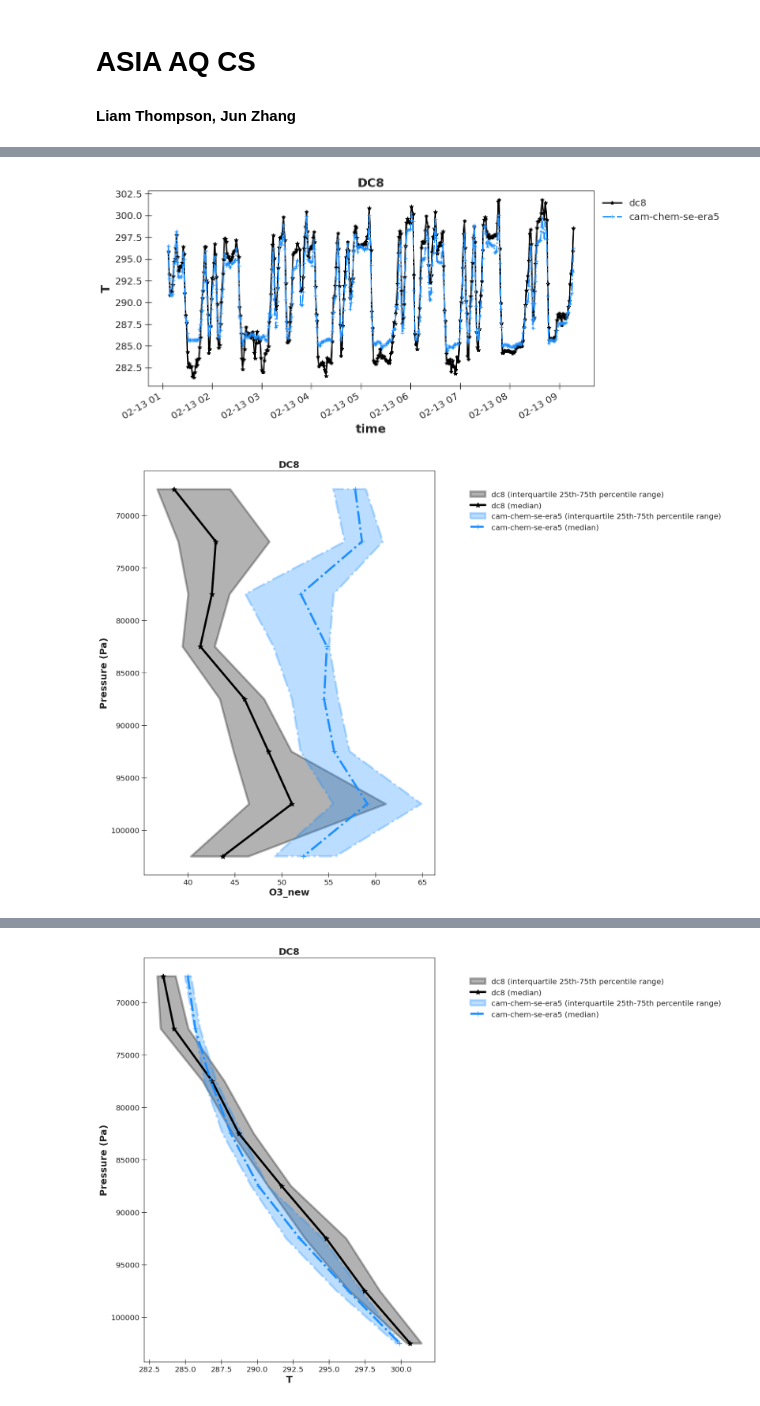
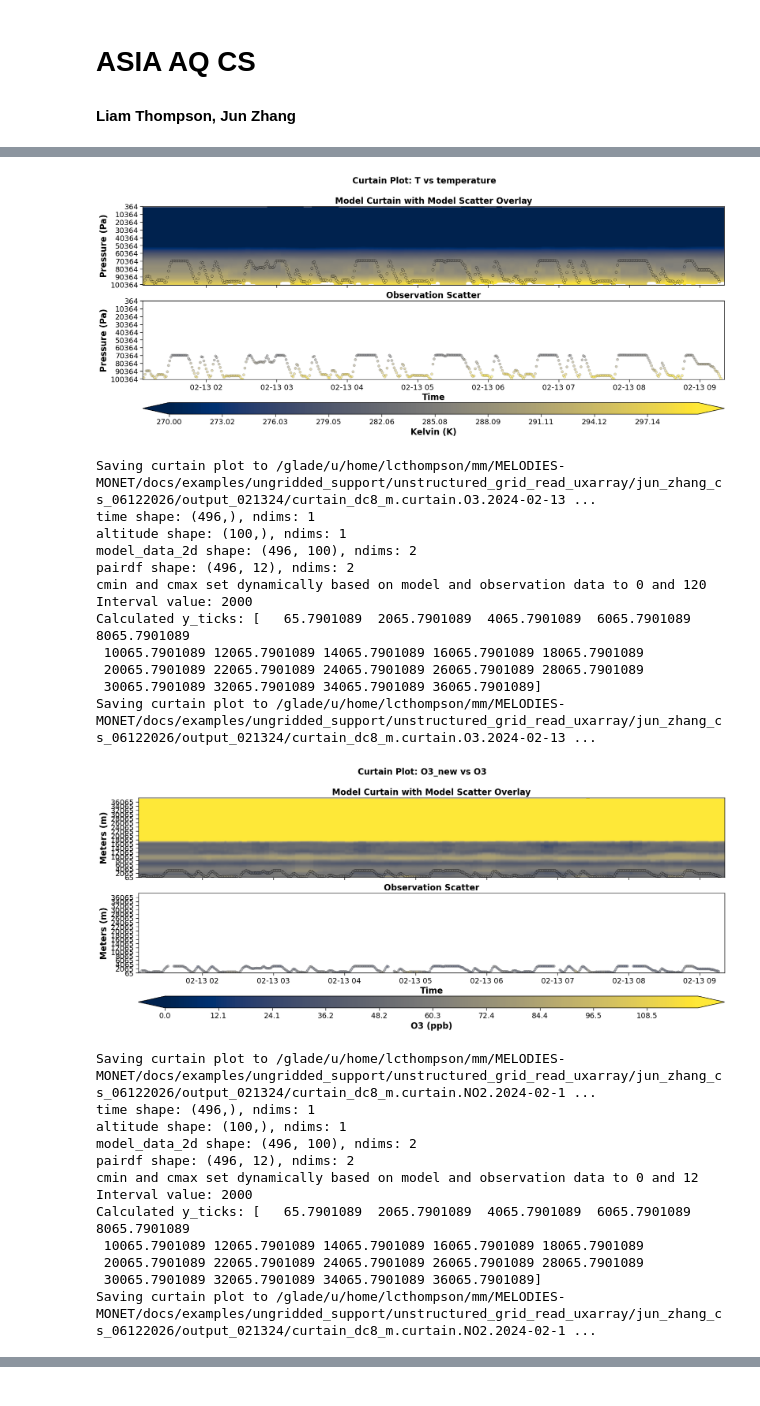
Before and after one commit to L12D2/mm_uxarray, a Jupyter notebook: docs/examples/ungridded_support/unstructured_grid_read_uxarray/jun_zhang_cs_06122026/asia_aq_cs_jz_06152026.ipynb, the cells around one changed output, grey strips where cells are left out. Saved outputs shown, nothing was run; the diff lists cells and outputs as text; code cells hidden in the pictures.

Commit message:
curtain plots for asiaaq campaign and model track only files

```diff
--- a/docs/examples/ungridded_support/unstructured_grid_read_uxarray/jun_zhang_cs_06122026/asia_aq_cs_jz_06152026.ipynb
+++ b/docs/examples/ungridded_support/unstructured_grid_read_uxarray/jun_zhang_cs_06122026/asia_aq_cs_jz_06152026.ipynb
@@ -17,9 +23,9 @@ an.open_obs()
 
 an.pair_data()
 
-an.save_analysis()
+#an.save_analysis()
 
-an.read_analysis()
+#an.read_analysis()
 an.plotting()
 an.stats()
 # %% [output]
@@ -45,2 +72,26 @@ Saving scatter density plot to /glade/u/home/lcthompson/mm/MELODIES-MONET/docs/e
-[figure, old version]
+[figure, new version]
+Saving curtain plot to /glade/u/home/lcthompson/mm/MELODIES-MONET/docs/examples/ungridded_support/unstructured_grid_read_uxarray/jun_zhang_cs_06122026/output_021324/curtain_dc8_m.curtain.O3.2024-02-13 ...
+time shape: (496,), ndims: 1
+altitude shape: (100,), ndims: 1
+model_data_2d shape: (496, 100), ndims: 2
+pairdf shape: (496, 12), ndims: 2
+cmin and cmax set dynamically based on model and observation data to 0 and 120
+Interval value: 2000
+Calculated y_ticks: [   65.7901089  2065.7901089  4065.7901089  6065.7901089  8065.7901089
+ 10065.7901089 12065.7901089 14065.7901089 16065.7901089 18065.7901089
+ 20065.7901089 22065.7901089 24065.7901089 26065.7901089 28065.7901089
+ 30065.7901089 32065.7901089 34065.7901089 36065.7901089]
+Saving curtain plot to /glade/u/home/lcthompson/mm/MELODIES-MONET/docs/examples/ungridded_support/unstructured_grid_read_uxarray/jun_zhang_cs_06122026/output_021324/curtain_dc8_m.curtain.O3.2024-02-13 ...
-[figure, old version]
+[figure, new version]
+Saving curtain plot to /glade/u/home/lcthompson/mm/MELODIES-MONET/docs/examples/ungridded_support/unstructured_grid_read_uxarray/jun_zhang_cs_06122026/output_021324/curtain_dc8_m.curtain.NO2.2024-02-1 ...
+time shape: (496,), ndims: 1
+altitude shape: (100,), ndims: 1
+model_data_2d shape: (496, 100), ndims: 2
+pairdf shape: (496, 12), ndims: 2
+cmin and cmax set dynamically based on model and observation data to 0 and 12
+Interval value: 2000
+Calculated y_ticks: [   65.7901089  2065.7901089  4065.7901089  6065.7901089  8065.7901089
+ 10065.7901089 12065.7901089 14065.7901089 16065.7901089 18065.7901089
+ 20065.7901089 22065.7901089 24065.7901089 26065.7901089 28065.7901089
+ 30065.7901089 32065.7901089 34065.7901089 36065.7901089]
+Saving curtain plot to /glade/u/home/lcthompson/mm/MELODIES-MONET/docs/examples/ungridded_support/unstructured_grid_read_uxarray/jun_zhang_cs_06122026/output_021324/curtain_dc8_m.curtain.NO2.2024-02-1 ...
@@ -48 +98,0 @@ Saving scatter density plot to /glade/u/home/lcthompson/mm/MELODIES-MONET/docs/e
-[figure, removed]
```
Also changed, not shown: parts of 2 cells of this notebook, 22 other files.
